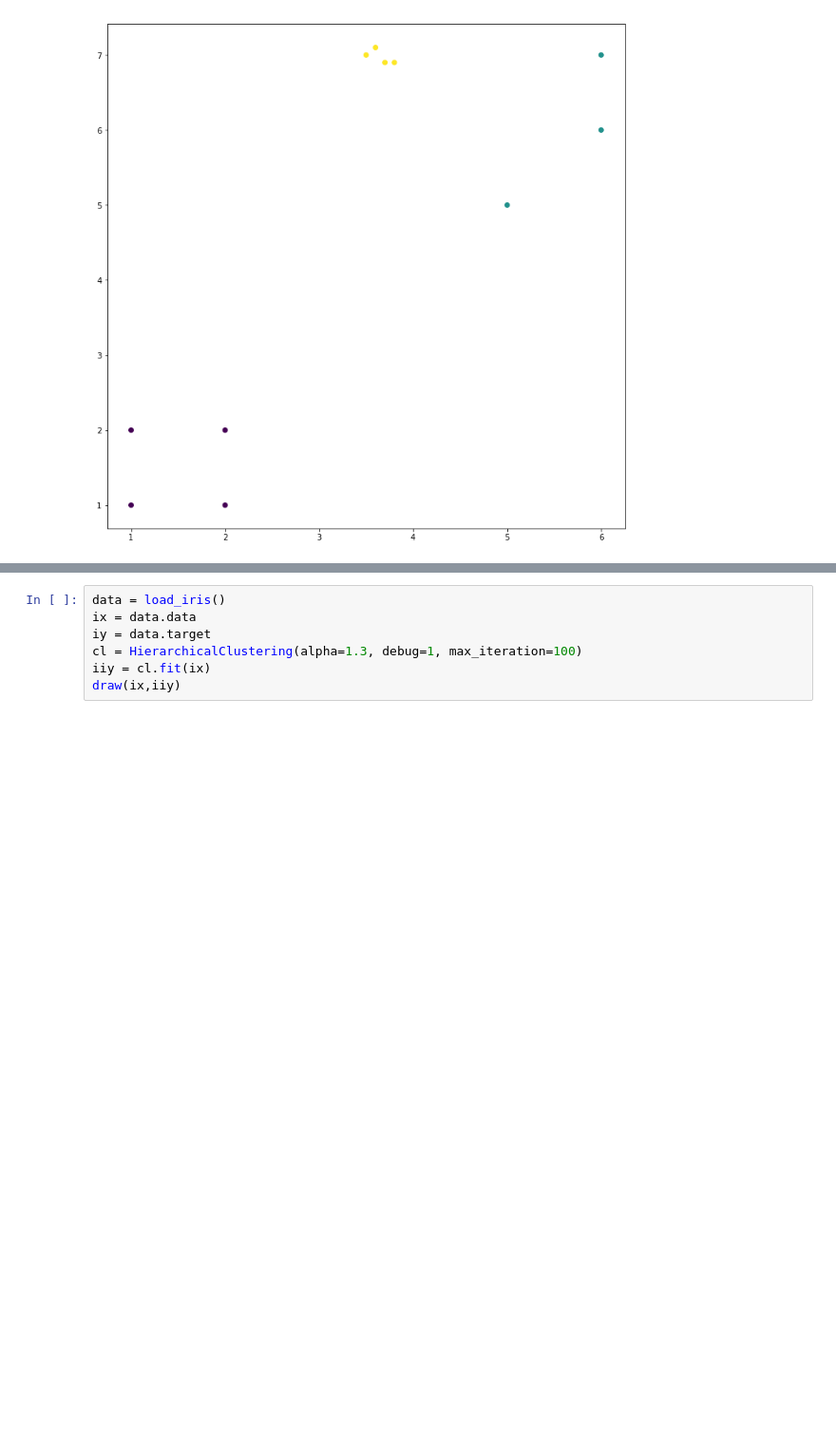
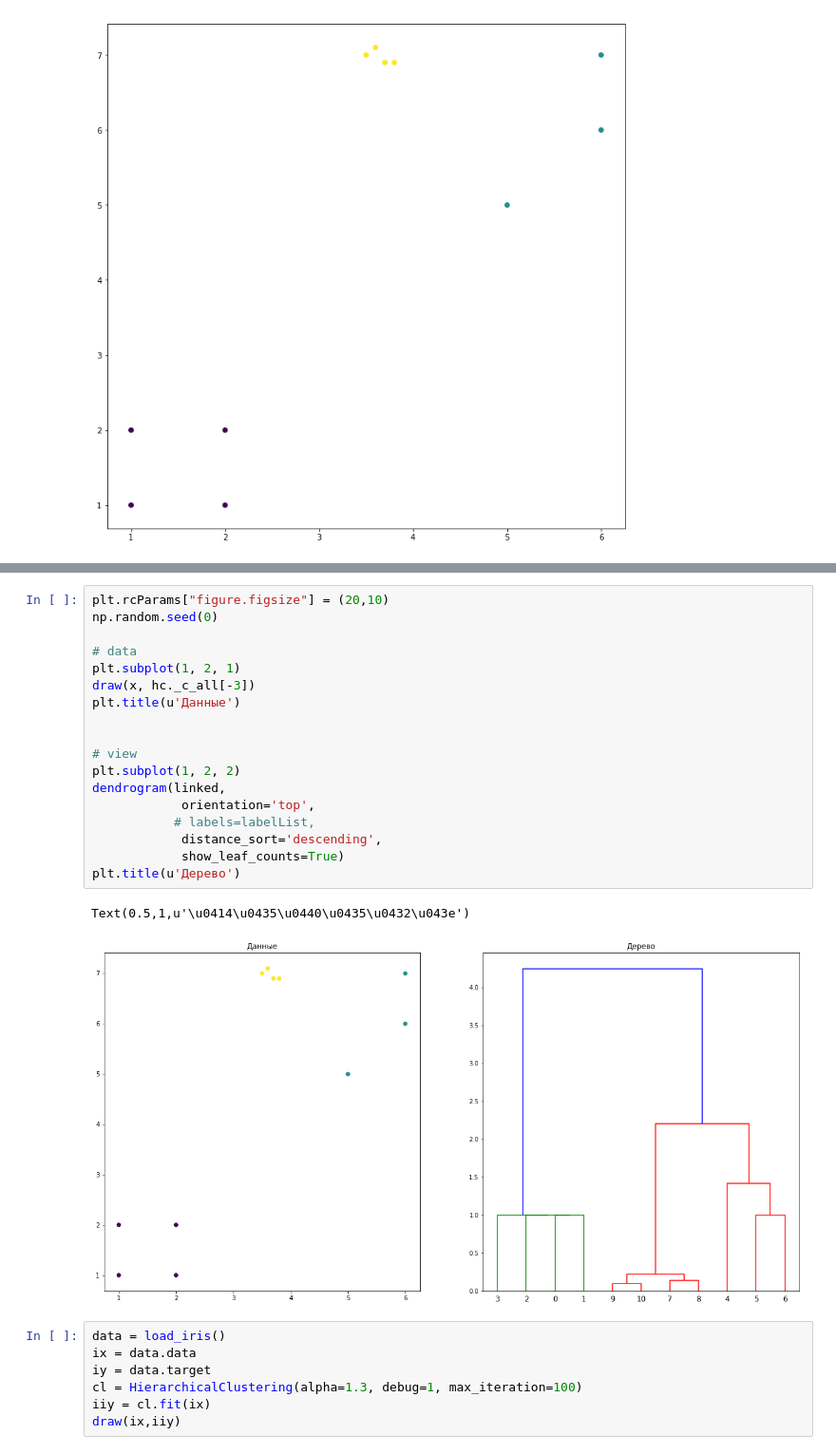
Before and after one commit to vench/study, a Jupyter notebook: Algorithm.ipynb, the cells around one changed output, grey strips where cells are left out. Shown at 95% size. Drawn from its saved outputs; the diff is of its cells as text; blank space fills up the shorter version.

Commit message:
add views tree 0111

```diff
--- a/Algorithm.ipynb
+++ b/Algorithm.ipynb
@@ -215,3 +232,24 @@ draw(x, hc._c_all[n])
+# %%
+plt.rcParams["figure.figsize"] = (20,10)
+np.random.seed(0)
+
+# data
+plt.subplot(1, 2, 1)
+draw(x, hc._c_all[-3])
+plt.title(u'Данные')
+
+
+# view
+plt.subplot(1, 2, 2)
+dendrogram(linked,
+            orientation='top',
+           # labels=labelList,
+            distance_sort='descending',
+            show_leaf_counts=True)
+plt.title(u'Дерево')
+# %% [output]
+Text(0.5,1,u'\u0414\u0435\u0440\u0435\u0432\u043e')
+[figure, added]
 # %%
 data = load_iris()
 ix = data.data
```
Also changed, not shown: parts of 2 cells of this notebook, 1 other file.
